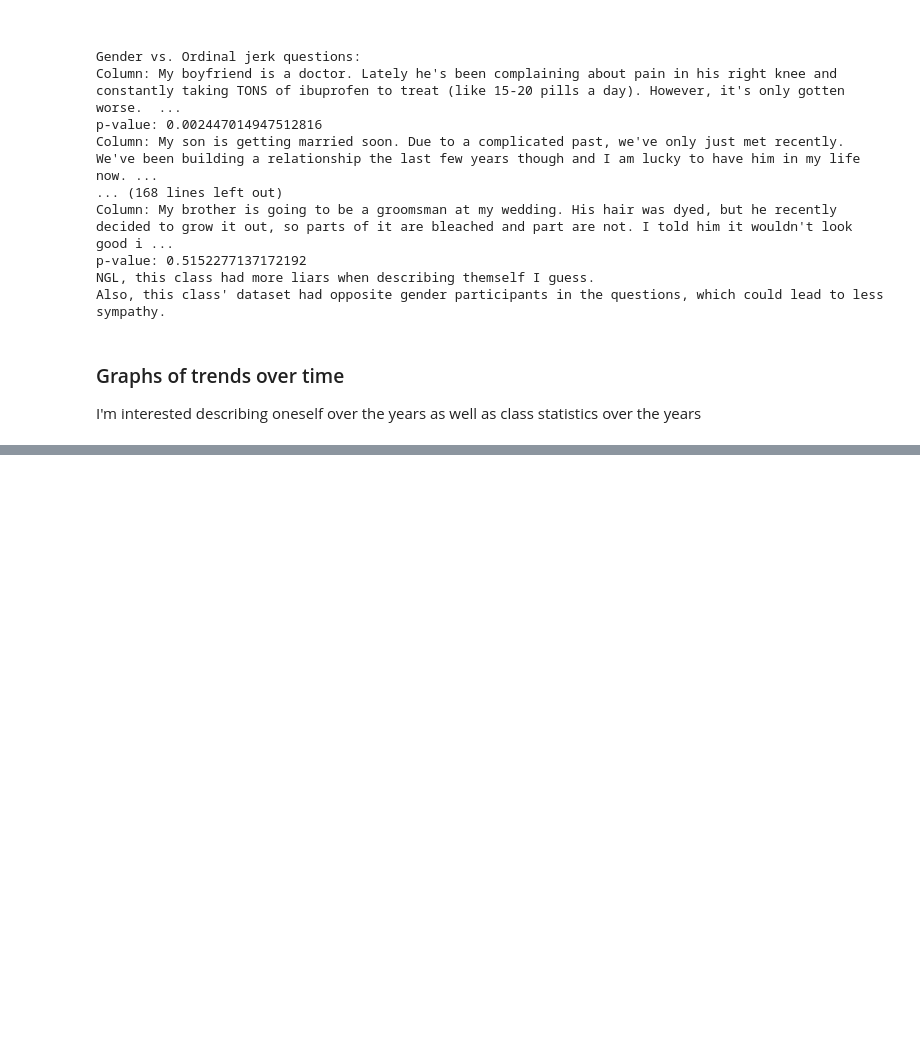
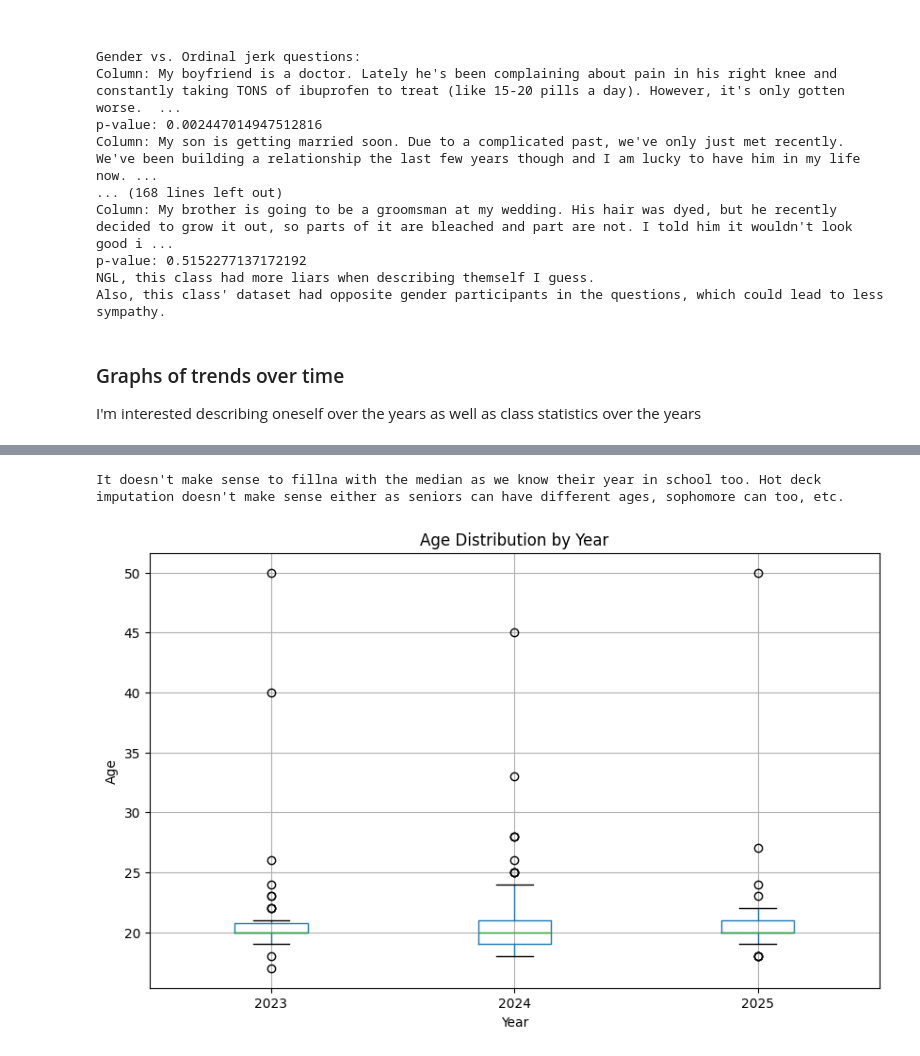
Before and after one commit to cheesuschris/320Homeworks, a Jupyter notebook: Homework2/Homework2.ipynb, the cells around one changed output, grey strips where cells are left out. Drawn from its saved outputs; the diff is of its cells as text; code cells hidden in the pictures; blank space fills up the shorter version.

```diff
--- a/Homework2/Homework2.ipynb
+++ b/Homework2/Homework2.ipynb
@@ -824,0 +852,16 @@ Using scatterplots for the ordinal jerk question comparisons:
+# %%
+plt.figure(figsize=(10, 6))
+print("It doesn't make sense to fillna with the median as we know their year in school too. Hot deck imputation doesn't make sense either as seniors can have different ages, sophomore can too, etc.")
+df_ages = pd.DataFrame({
+    '2023': df_max_fall_2023["How old are you?"].dropna().replace("50+", "50").astype(int),
+    '2024': df_fall_2024["How old are you?"].dropna().astype(int),
+    '2025': df_fall_2025["How old are you?"].replace("50+", "50").astype(int)
+})
+df_ages.boxplot()
+plt.title("Age Distribution by Year")
+plt.xlabel("Year")
+plt.ylabel("Age")
+plt.show()
+# %% [output]
+It doesn't make sense to fillna with the median as we know their year in school too. Hot deck imputation doesn't make sense either as seniors can have different ages, sophomore can too, etc.
+[figure, added]
```
Also changed, not shown: parts of 7 cells of this notebook.
